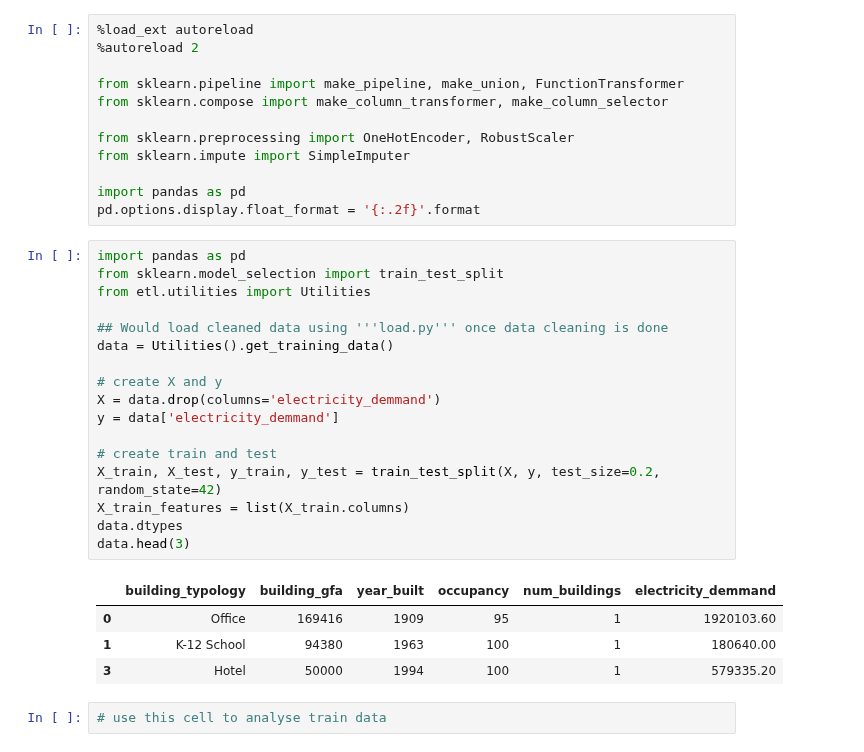
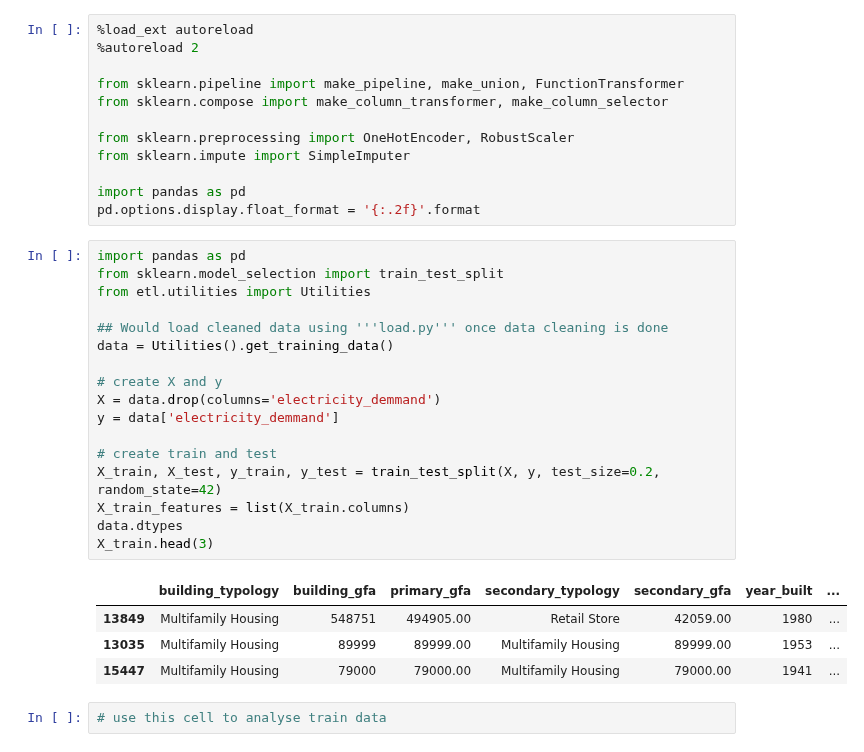
Before and after one commit to hramzan01/project_zero, a Jupyter notebook: nb_utilities_pipe.ipynb, the cells around one changed output. Saved outputs shown, nothing was run; the diff lists cells and outputs as text.

```diff
--- a/nb_utilities_pipe.ipynb
+++ b/nb_utilities_pipe.ipynb
@@ -19,25 +19,25 @@ pd.options.display.float_format = '{:.2f}'.format
 # %%
 import pandas as pd
 from sklearn.model_selection import train_test_split
 from etl.utilities import Utilities
 
 ## Would load cleaned data using '''load.py''' once data cleaning is done
 data = Utilities().get_training_data()
 
 # create X and y
 X = data.drop(columns='electricity_demmand')
 y = data['electricity_demmand']
 
 # create train and test
 X_train, X_test, y_train, y_test = train_test_split(X, y, test_size=0.2, random_state=42)
 X_train_features = list(X_train.columns)
 data.dtypes
-data.head(3)
+X_train.head(3)
 # %% [output]
-|  | building_typology | building_gfa | year_built | occupancy | num_buildings | electricity_demmand |
-| 0 | Office | 169416 | 1909 | 95 | 1 | 1920103.60 |
-| 1 | K-12 School | 94380 | 1963 | 100 | 1 | 180640.00 |
-| 3 | Hotel | 50000 | 1994 | 100 | 1 | 579335.20 |
+|  | building_typology | building_gfa | primary_gfa | secondary_typology | secondary_gfa | year_built | ... |
+| 13849 | Multifamily Housing | 548751 | 494905.00 | Retail Store | 42059.00 | 1980 | ... |
+| 13035 | Multifamily Housing | 89999 | 89999.00 | Multifamily Housing | 89999.00 | 1953 | ... |
+| 15447 | Multifamily Housing | 79000 | 79000.00 | Multifamily Housing | 79000.00 | 1941 | ... |
 # %%
 # use this cell to analyse train data
 # %% [markdown]
```
Also changed, not shown: parts of 12 cells of this notebook.
